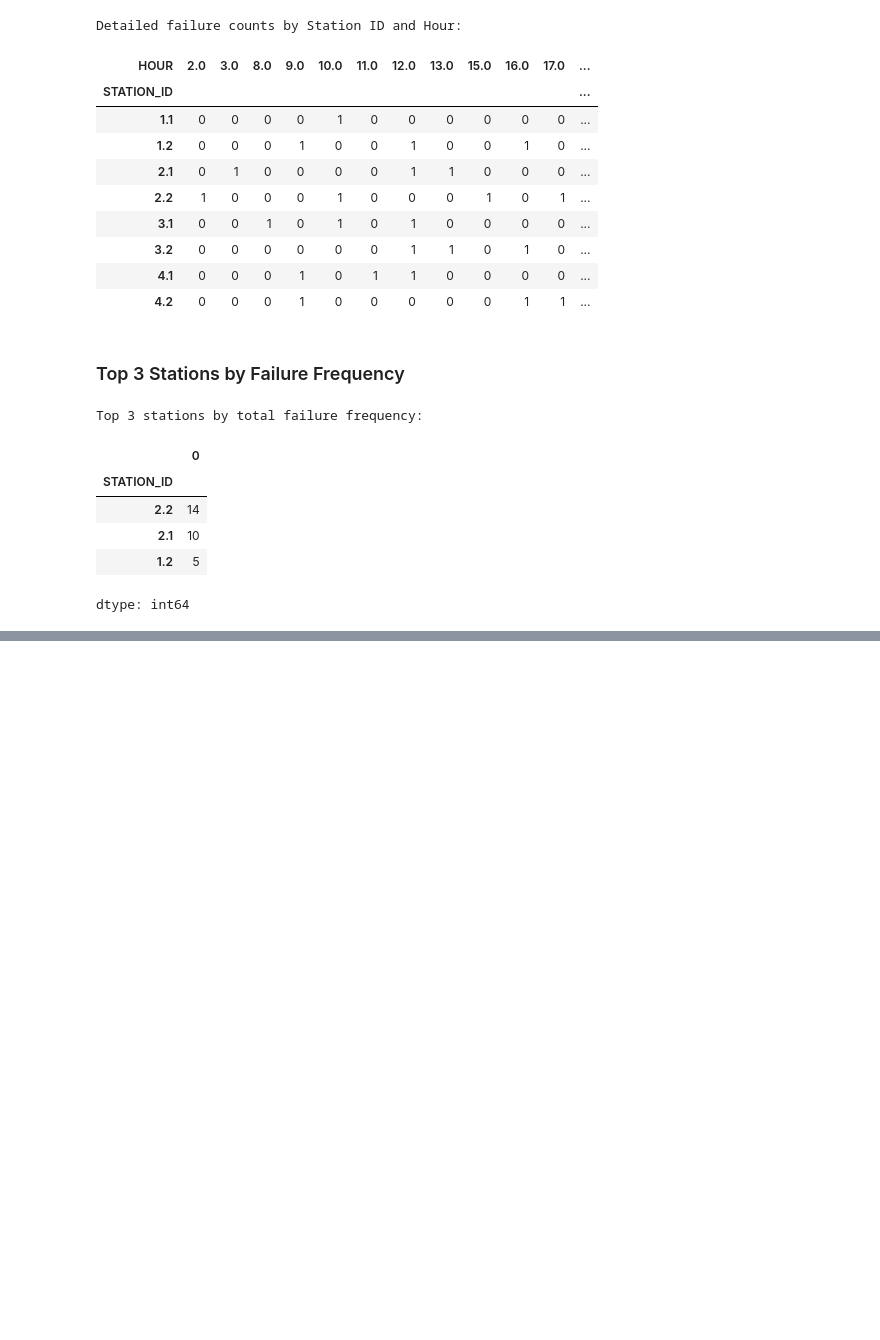
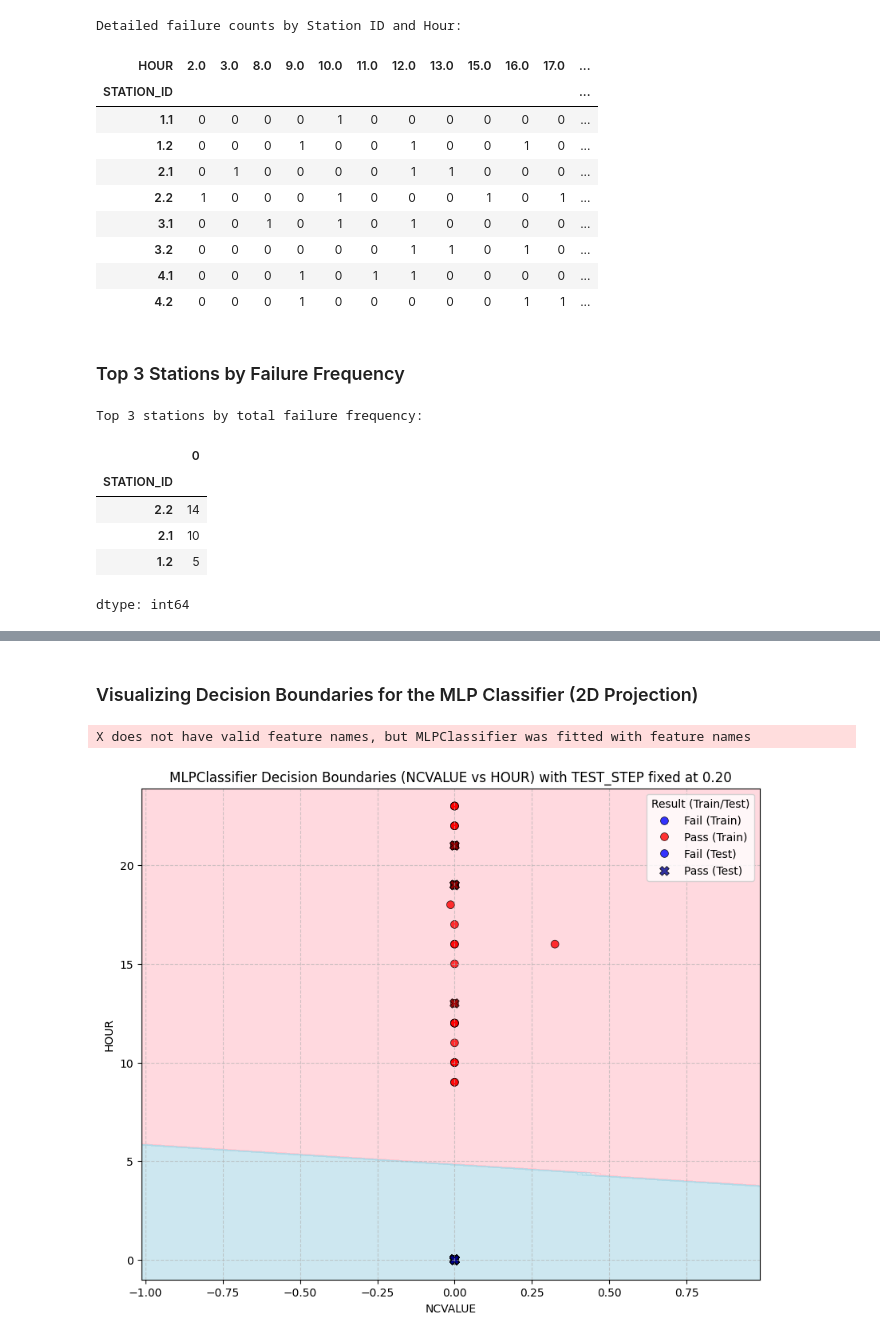
Before and after one commit to mmymckeown/1, a Jupyter notebook: Project_Nc.ipynb, the cells around one changed output, grey strips where cells are left out. Cells and saved outputs as stored; diff of their text form; code cells hidden in the pictures; blank space fills up the shorter version.

```diff
--- a/Project_Nc.ipynb
+++ b/Project_Nc.ipynb
@@ -735,0 +722,79 @@ Non-numeric NCVALUEs excluded from plot: ['FALSE']
+# %% [markdown]
+### Visualizing Decision Boundaries for the MLP Classifier (2D Projection)
+# %%
+import numpy as np
+import matplotlib.pyplot as plt
+import seaborn as sns
+from matplotlib.colors import ListedColormap
+
+# Assuming X_train, y_train, mlp are already defined and the model is trained
+
+# Select two features for 2D visualization (e.g., NCVALUE and HOUR)
+feature1_idx = X_train.columns.get_loc('NCVALUE')
+feature2_idx = X_train.columns.get_loc('HOUR')
+
+# For simplicity, we'll fix the third feature (TEST_STEP) at its mean value from the training data
+# This creates a 2D slice of the 3D decision boundary
+fixed_test_step_value = X_train['TEST_STEP'].mean()
+
+# Create a meshgrid to plot decision boundaries
+x_min = X_train.iloc[:, feature1_idx].min() - 1
+x_max = X_train.iloc[:, feature1_idx].quantile(0.99) + 1 # Use 99th percentile for robust upper bound
+y_min = X_train.iloc[:, feature2_idx].min() - 1
+y_max = X_train.iloc[:, feature2_idx].max() + 1
+xx, yy = np.meshgrid(np.arange(x_min, x_max, 0.1),
+                       np.arange(y_min, y_max, 0.1))
+
+# Prepare the meshgrid for prediction by adding the fixed TEST_STEP value
+# The order of features must match the order used during training (NCVALUE, HOUR, TEST_STEP)
+
+# Create an empty array with the correct number of columns (features)
+Z_input = np.zeros((xx.ravel().shape[0], X_train.shape[1]))
+
+# Fill the NCVALUE and HOUR columns with meshgrid values
+Z_input[:, feature1_idx] = xx.ravel()
+Z_input[:, feature2_idx] = yy.ravel()
+
+# Fill the TEST_STEP column with the fixed mean value
+other_feature_idx = X_train.columns.get_loc('TEST_STEP')
+Z_input[:, other_feature_idx] = fixed_test_step_value
+
+# Make predictions on the meshgrid
+Z = mlp.predict(Z_input)
+
+# Put the result into a color plot
+Z = Z.reshape(xx.shape)
+
+# Create color maps
+cmp = ListedColormap(['#FFC0CB', '#ADD8E6']) # Pink for Fail (0), Light Blue for Pass (1)
+
+plt.figure(figsize=(10, 8))
+plt.contourf(xx, yy, Z, cmap=cmp, alpha=0.6)
+
+# Plot the training points
+sns.scatterplot(x=X_train.iloc[:, feature1_idx],
+                y=X_train.iloc[:, feature2_idx],
+                hue=y_train,
+                palette={0: 'red', 1: 'blue'},
+                marker='o', s=50, alpha=0.8,
+                edgecolor='k', legend='full')
+
+# Plot the test points
+sns.scatterplot(x=X_test.iloc[:, feature1_idx],
+                y=X_test.iloc[:, feature2_idx],
+                hue=y_test,
+                palette={0: 'darkred', 1: 'darkblue'},
+                marker='X', s=70, alpha=0.8,
+                edgecolor='k', legend=False)
+
+plt.title(f'MLPClassifier Decision Boundaries (NCVALUE vs HOUR) with TEST_STEP fixed at {fixed_test_step_value:.2f}')
+plt.xlabel(X_train.columns[feature1_idx])
+plt.ylabel(X_train.columns[feature2_idx])
+plt.xlim(xx.min(), xx.max())
+plt.ylim(yy.min(), yy.max())
+plt.legend(title='Result (Train/Test)', labels=['Fail (Train)', 'Pass (Train)', 'Fail (Test)', 'Pass (Test)'])
+plt.grid(True, linestyle='--', alpha=0.6)
+plt.show()
+# %% [output]
+X does not have valid feature names, but MLPClassifier was fitted with feature names
+[figure, added]
```
Also changed, not shown: parts of 31 cells of this notebook.
